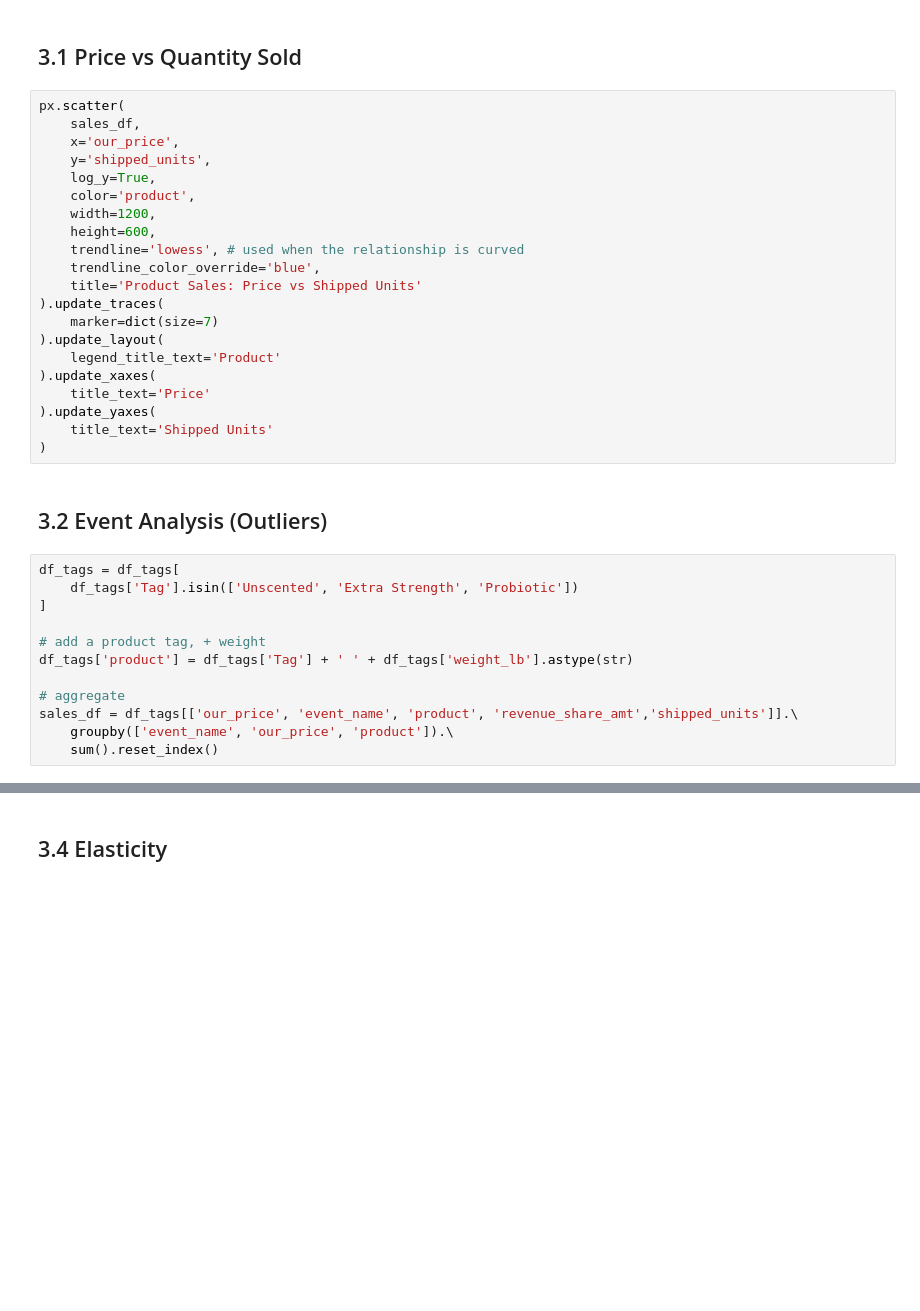
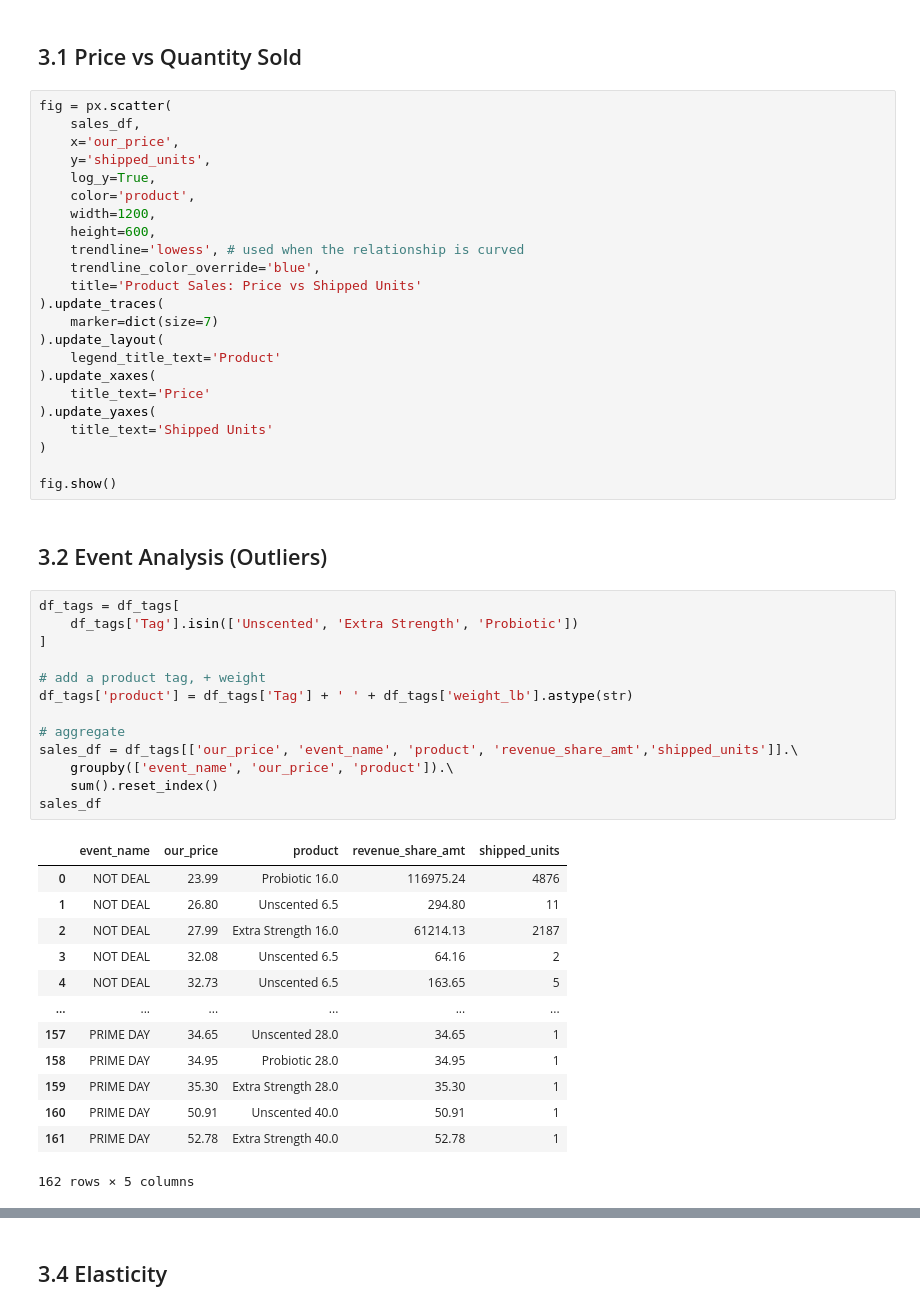
Before and after one commit to angie-xiao/pricing, a Jupyter notebook: scripts/optimization.ipynb, the cells around one changed output, grey strips where cells are left out. Drawn from its saved outputs; the diff is of its cells as text; blank space fills up the shorter version.

```diff
--- a/scripts/optimization.ipynb
+++ b/scripts/optimization.ipynb
@@ -165,7 +165,7 @@ sales_df = df_tags[['asin','our_price', 'product', 'revenue_share_amt','shipped_
 # %% [markdown]
 ## 3.1 Price vs Quantity Sold
 # %%
-px.scatter(
+fig = px.scatter(
     sales_df,
     x='our_price',
     y='shipped_units',
@@ -185,20 +185,37 @@ px.scatter(
 ).update_yaxes(
     title_text='Shipped Units'
 )
+
+fig.show()
 # %% [markdown]
 ## 3.2 Event Analysis (Outliers)
 # %%
 df_tags = df_tags[
     df_tags['Tag'].isin(['Unscented', 'Extra Strength', 'Probiotic'])
 ]
 
 # add a product tag, + weight
 df_tags['product'] = df_tags['Tag'] + ' ' + df_tags['weight_lb'].astype(str)
 
 # aggregate
 sales_df = df_tags[['our_price', 'event_name', 'product', 'revenue_share_amt','shipped_units']].\
     groupby(['event_name', 'our_price', 'product']).\
     sum().reset_index()
+sales_df
+# %% [output]
+|  | event_name | our_price | product | revenue_share_amt | shipped_units |
+| 0 | NOT DEAL | 23.99 | Probiotic 16.0 | 116975.24 | 4876 |
+| 1 | NOT DEAL | 26.80 | Unscented 6.5 | 294.80 | 11 |
+| 2 | NOT DEAL | 27.99 | Extra Strength 16.0 | 61214.13 | 2187 |
+| 3 | NOT DEAL | 32.08 | Unscented 6.5 | 64.16 | 2 |
+| 4 | NOT DEAL | 32.73 | Unscented 6.5 | 163.65 | 5 |
+| ... | ... | ... | ... | ... | ... |
+| 157 | PRIME DAY | 34.65 | Unscented 28.0 | 34.65 | 1 |
+| 158 | PRIME DAY | 34.95 | Probiotic 28.0 | 34.95 | 1 |
+| 159 | PRIME DAY | 35.30 | Extra Strength 28.0 | 35.30 | 1 |
+| 160 | PRIME DAY | 50.91 | Unscented 40.0 | 50.91 | 1 |
+| 161 | PRIME DAY | 52.78 | Extra Strength 40.0 | 52.78 | 1 |
+162 rows × 5 columns
 # %%
 fig = px.scatter(
     sales_df,
```
Also changed, not shown: parts of 5 cells of this notebook.
